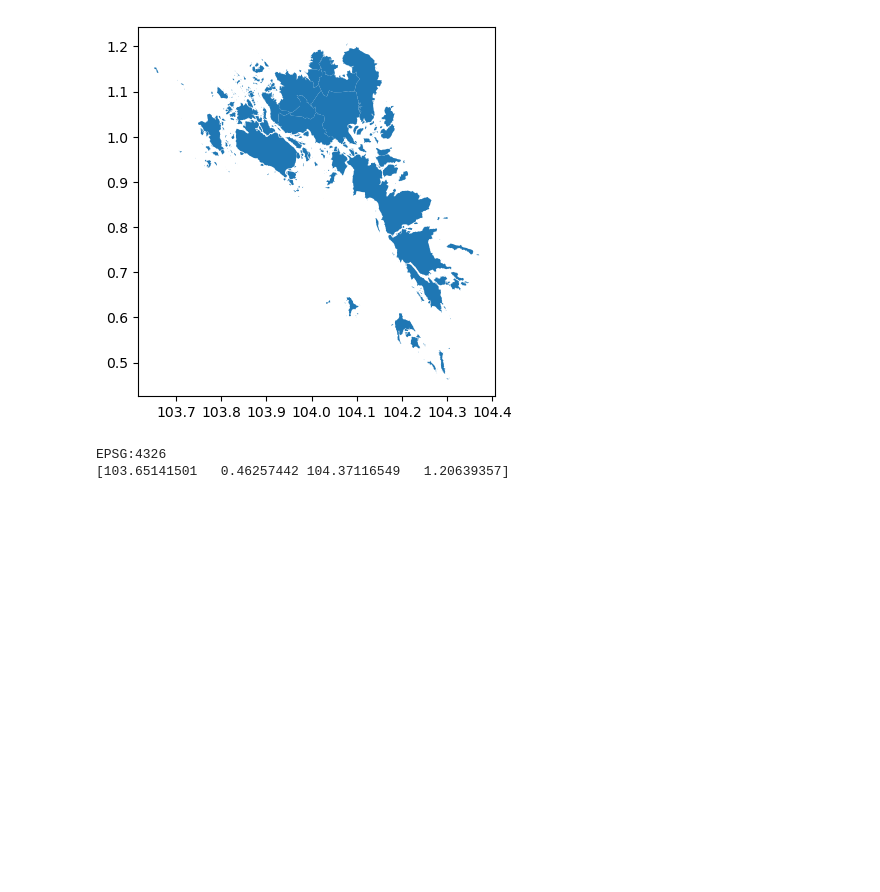
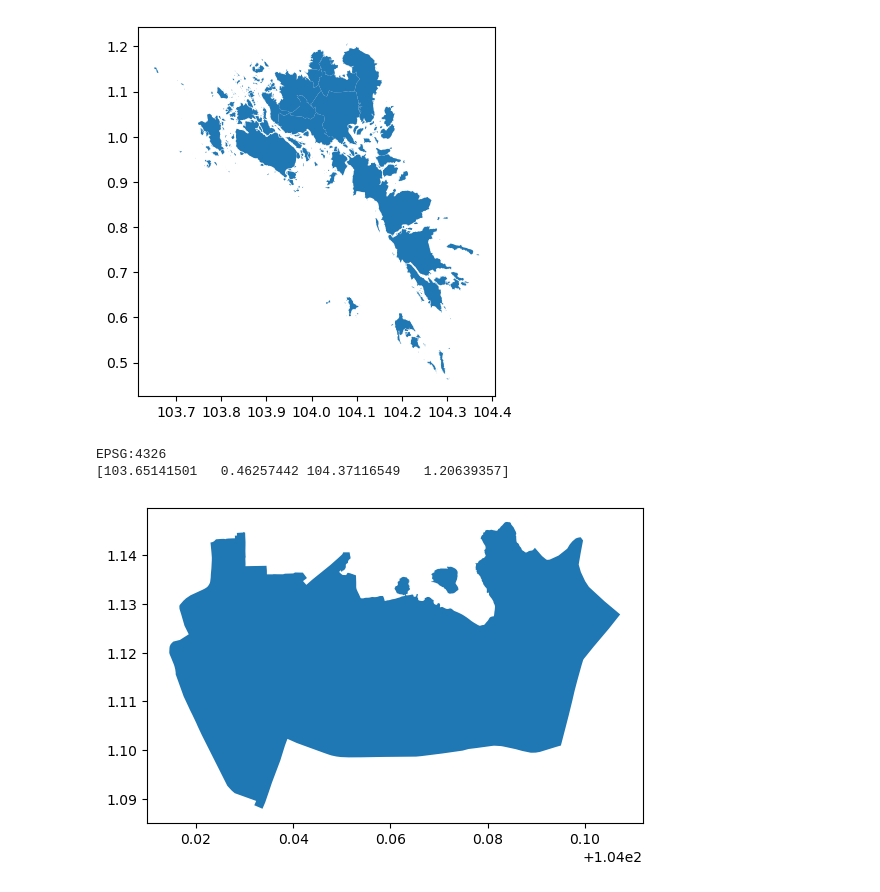
Before and after one commit to tjiongsd/nb_001_batam_atlas, a Jupyter notebook: notebooks/analysis.ipynb, the cells around one changed output. Cells and saved outputs as stored; diff of their text form; code cells hidden in the pictures; blank space fills up the shorter version.

```diff
--- a/notebooks/analysis.ipynb
+++ b/notebooks/analysis.ipynb
@@ -97,3 +97,15 @@ EPSG:4326
 [figure]
 EPSG:4326
 [103.65141501   0.46257442 104.37116549   1.20639357]
+# %%
+import geopandas as gpd
+import matplotlib.pyplot as plt
+
+batas_kecamatan = gpd.read_file('../data/boundaries/KOTA BATAM/batas_kecamatan.geojson')
+batas_kecamatan.head(12)
+
+btc = batas_kecamatan['NAMOBJ'] == 'Batam Kota'
+batas_kecamatan[btc].plot()
+plt.show()
+# %% [output]
+[figure, added]
```
Also changed, not shown: 2 other files.
